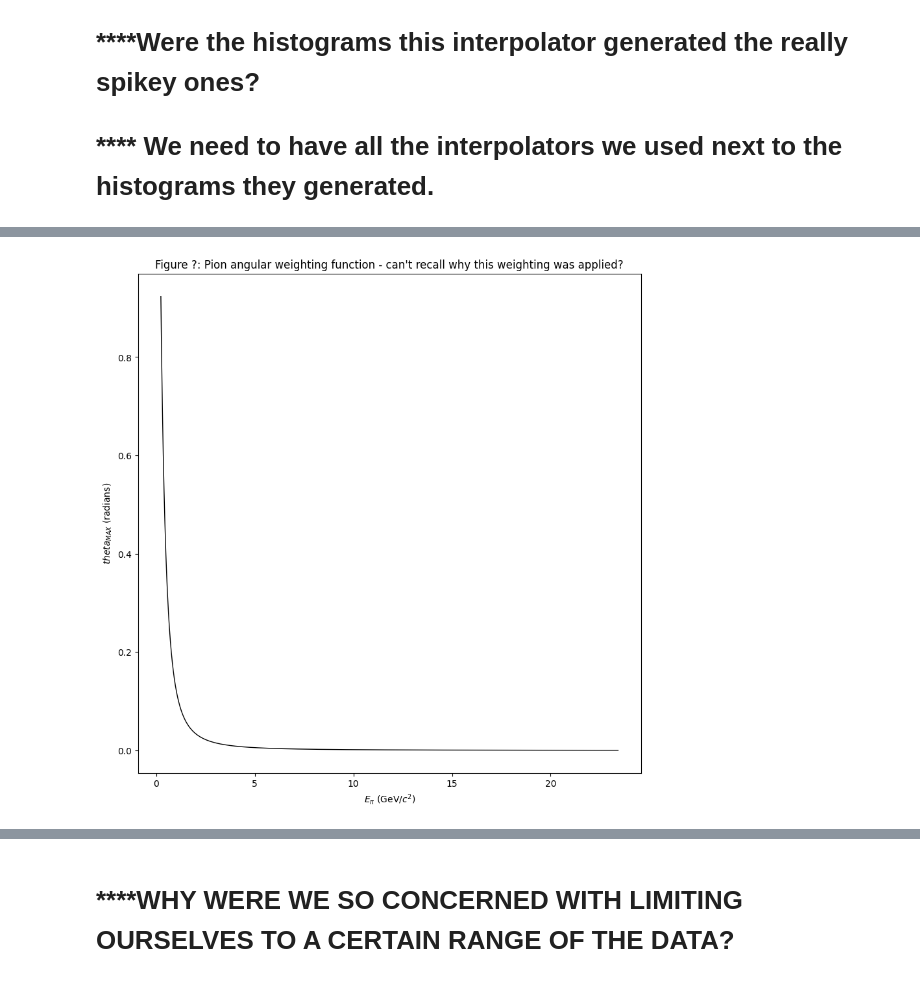
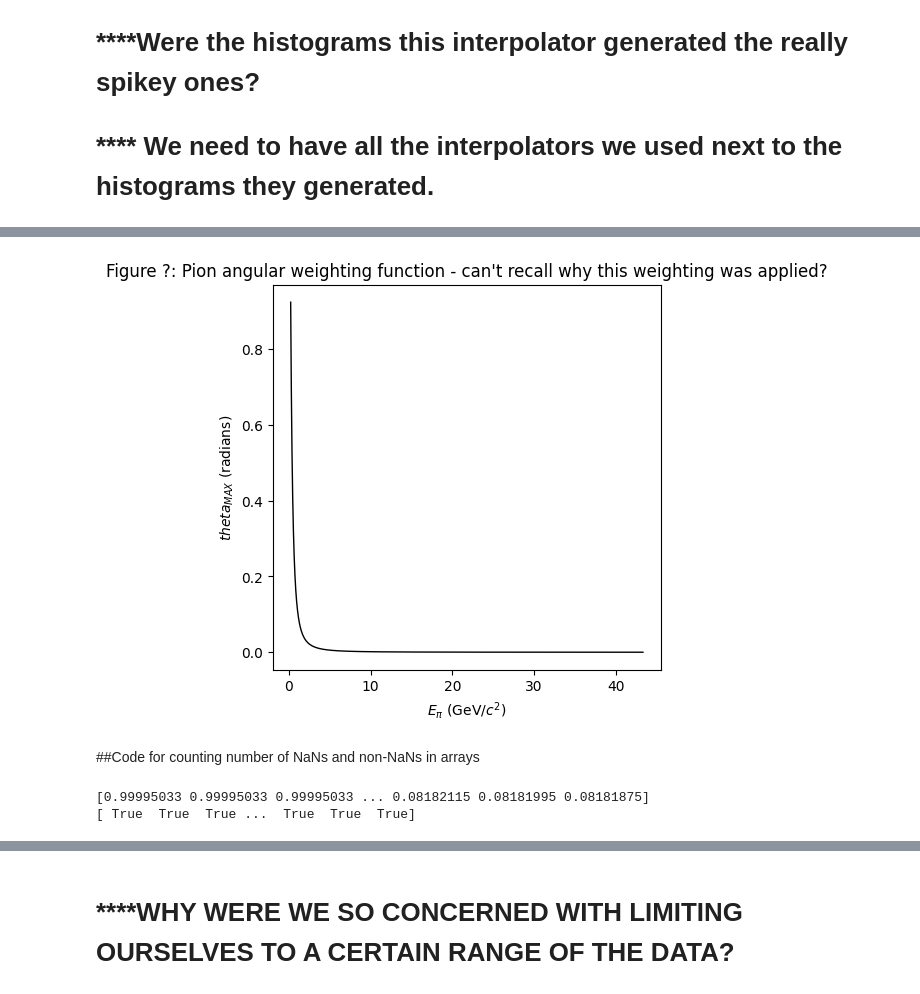
Before and after one commit to MrD0balina/Fourth-Year-Project---Neutrino-Oscillations, a Jupyter notebook: First_Notebook_SEM2_Consolidating_SEM_1_progress.ipynb, the cells around one changed output, grey strips where cells are left out. Saved outputs shown, nothing was run; the diff lists cells and outputs as text; code cells hidden in the pictures.

```diff
--- a/First_Notebook_SEM2_Consolidating_SEM_1_progress.ipynb
+++ b/First_Notebook_SEM2_Consolidating_SEM_1_progress.ipynb
@@ -479,46 +500,46 @@ This interpolator (interpolate.interp1d() quadratic) was used to produce histogr
 # %%
-E_v_star = 29.8 * ( 10 ** -3 )
+E_v_star = 29.8 * ( 10 ** -3 )   # "star" denotes quantities in the pion rest frame
 m_pi = 139.6 * ( 10 ** -3 )
 
-theta = 0.00
-
+theta = 0.00297     # Is this in degrees or radians?
 E_v = np.linspace( 0.1 , 10 , 10000000 )
-my_mean = 120
-my_std = 1.2
+my_mean = 120           # Mean pion energy in NuMI beam
+my_std = 1.2            # An estimated standard deviation in the gaussian distribution of pion energies (NEED ACTUAL FIGURE - need information on )
 
 cos_theta_star = (  ( 1 - ( ( E_v ** 2 ) / ( E_v_star ** 2 ) ) * ( ( 1 / ( ( cos(theta) ) ** 2 ) ) - 1 ) ) ** ( 1 / 2 ) )
 
 total_E_pi = (  (m_pi * E_v )    /  (   E_v_star * ( 1 + cos_theta_star )  )   )
 
 relativistic_KE_pi =  (  ( ( total_E_pi ) ** 2 ) - ( ( m_pi ) ** 2 )  )
 
 gamma_array = ( ( relativistic_KE_pi / m_pi ) + 1 )
 
 beta_array = (  ( 1 - ( 1 / ( ( gamma_array ) ** 2 ) ) ) ** ( 1 / 2 )  )
 
-theta_max = np.arctan(  1 / (beta_array * gamma_array) )
-
-##################        beta_array =                #########################
-
-# print(type( relativistic_KE_pi ) , type( total_E_pi ) )
-
-# print( np.shape(relativistic_KE_pi) , np.shape(total_E_pi), np.shape(gamma_array), np.shape(beta_array) , np.shape(theta_max) )
+theta_max = np.arctan(  1 / (beta_array * gamma_array) )   ### Why did we call this theta max? The "An Off-Axis Neutrino Beam" document calls it "theta characteristic" or theta_{c}.
 
 f = plt.figure()
-f.set_figwidth(10)
-f.set_figheight(10)
-
+f.set_figwidth(5)
+f.set_figheight(5)
 
 # plt.scatter(   x = total_E_pi   ,   y = theta_max   ,   c = "green" , s = 5 )
 
 plt.plot(  total_E_pi  , theta_max  , color = "black" , label =  "interpolate.interp1d() quadratic" , linewidth = 1  )
 
 plt.xlabel(r"$E_{\pi}$ (GeV/$c^2$)")
 plt.ylabel(r"$theta_{MAX}$ (radians)")
 
 plt.title("\n".join(wrap(r"Figure ?: Pion angular weighting function - can't recall why this weighting was applied?" , 120 ) ) )
 
-
 plt.show()
 # %% [output]
-[figure, old version]
+[figure, new version]
+# %% [markdown]
+##Code for counting number of NaNs and non-NaNs in arrays
+# %%
+print(cos_theta_star)
+np.count_nonzero(~np.isnan(cos_theta_star))
+np.count_nonzero(np.isnan(cos_theta_star))
+# %% [output]
+[0.99995033 0.99995033 0.99995033 ... 0.08182115 0.08181995 0.08181875]
+[ True  True  True ...  True  True  True]
```
Also changed, not shown: parts of 29 cells of this notebook.
